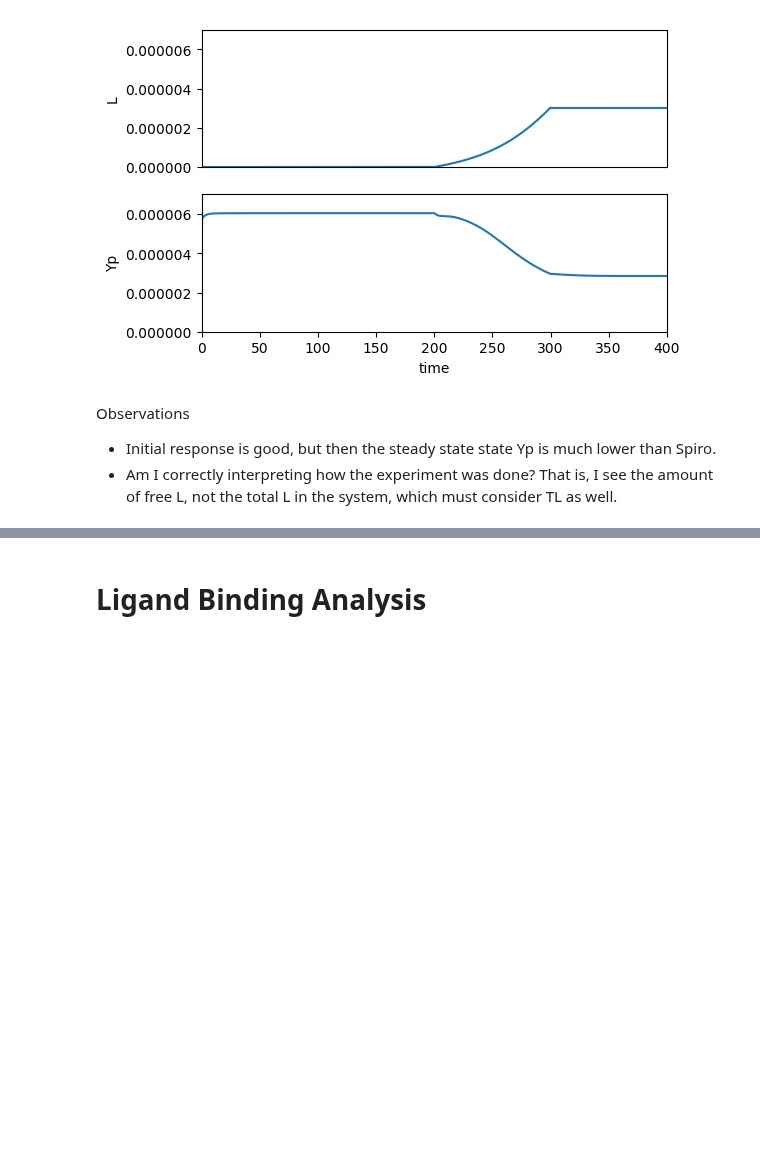
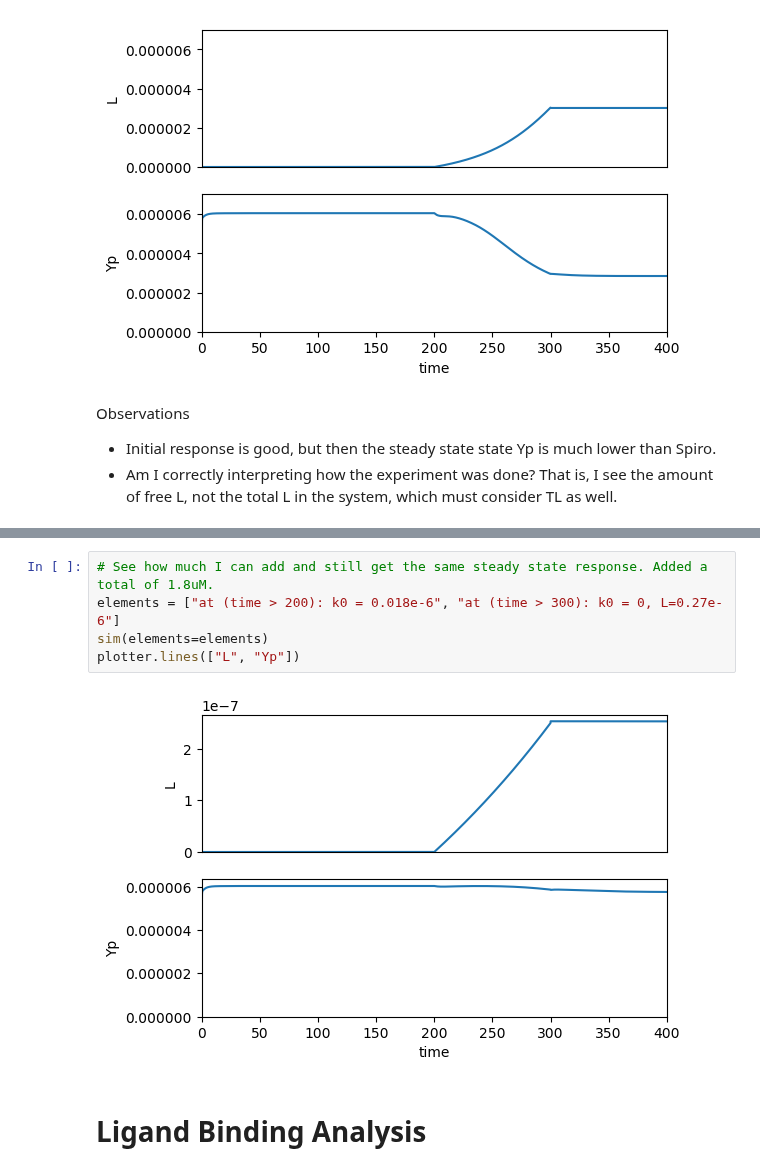
Before and after one commit to ScienceStacks/BioCellControl, a Jupyter notebook: Analysis/chemotaxis.ipynb, the cells around one changed output, grey strips where cells are left out. Drawn from its saved outputs; the diff is of its cells as text; blank space fills up the shorter version.

```diff
--- a/Analysis/chemotaxis.ipynb
+++ b/Analysis/chemotaxis.ipynb
@@ -236,3 +239,10 @@ plotter.lines(["L", "Yp"], yrange=[0,7e-6])
+# %%
+# See how much I can add and still get the same steady state response. Added a total of 1.8uM.
+elements = ["at (time > 200): k0 = 0.018e-6", "at (time > 300): k0 = 0, L=0.27e-6"]
+sim(elements=elements)
+plotter.lines(["L", "Yp"])
+# %% [output]
+[figure, added]
 # %% [markdown]
 # Ligand Binding Analysis
 # %% [markdown]
```
Also changed, not shown: parts of 7 cells of this notebook, 1 other file.
